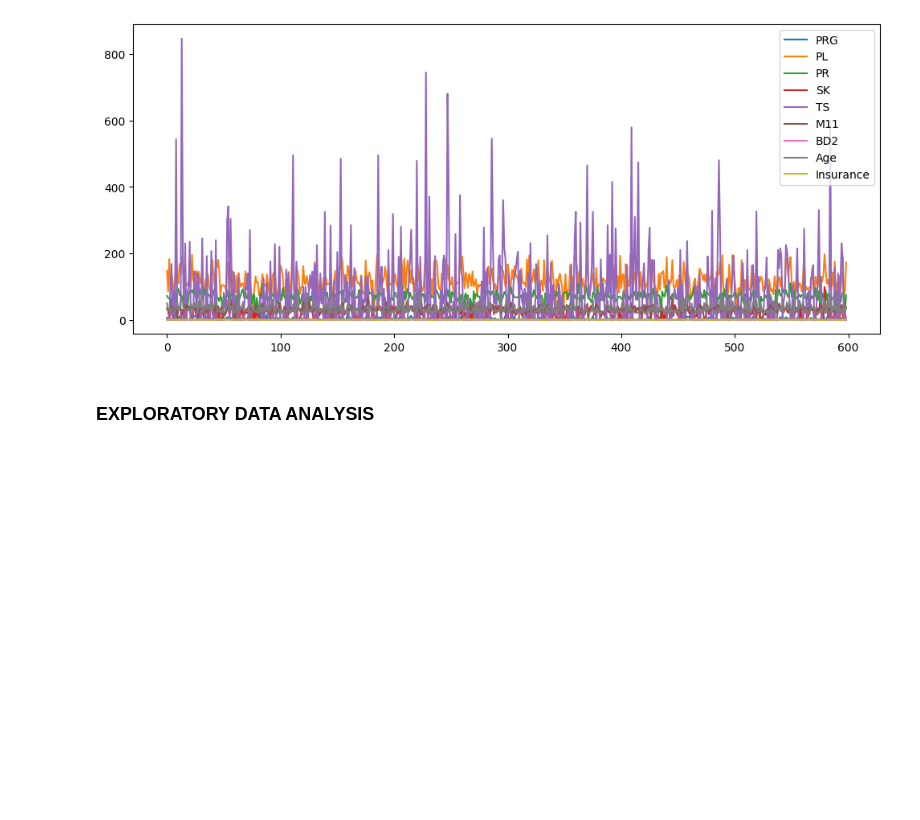
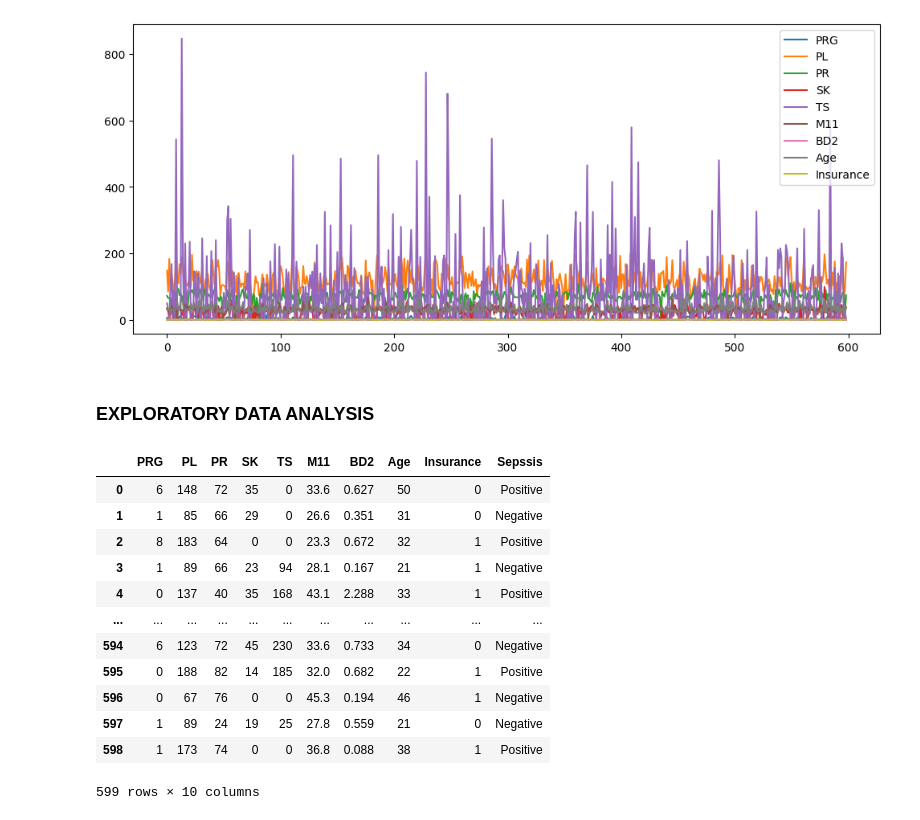
Before and after one commit to kwabenaboateng/LP-6, a Jupyter notebook: LP6 - PERSONAL.ipynb, the cells around one changed output. Cells and saved outputs as stored; diff of their text form; code cells hidden in the pictures; blank space fills up the shorter version.

```diff
--- a/LP6 - PERSONAL.ipynb
+++ b/LP6 - PERSONAL.ipynb
@@ -100,3 +132,21 @@ PF_Train_copy = PF_Train.copy
+# %%
+#Display the data set after deleting the unnecessary columns of the dataset.
+
+PF_Train
+# %% [output]
+|  | PRG | PL | PR | SK | TS | M11 | BD2 | Age | Insurance | Sepssis |
+| 0 | 6 | 148 | 72 | 35 | 0 | 33.6 | 0.627 | 50 | 0 | Positive |
+| 1 | 1 | 85 | 66 | 29 | 0 | 26.6 | 0.351 | 31 | 0 | Negative |
+| 2 | 8 | 183 | 64 | 0 | 0 | 23.3 | 0.672 | 32 | 1 | Positive |
+| 3 | 1 | 89 | 66 | 23 | 94 | 28.1 | 0.167 | 21 | 1 | Negative |
+| 4 | 0 | 137 | 40 | 35 | 168 | 43.1 | 2.288 | 33 | 1 | Positive |
+| ... | ... | ... | ... | ... | ... | ... | ... | ... | ... | ... |
+| 594 | 6 | 123 | 72 | 45 | 230 | 33.6 | 0.733 | 34 | 0 | Negative |
+| 595 | 0 | 188 | 82 | 14 | 185 | 32.0 | 0.682 | 22 | 1 | Positive |
+| 596 | 0 | 67 | 76 | 0 | 0 | 45.3 | 0.194 | 46 | 1 | Negative |
+| 597 | 1 | 89 | 24 | 19 | 25 | 27.8 | 0.559 | 21 | 0 | Negative |
+| 598 | 1 | 173 | 74 | 0 | 0 | 36.8 | 0.088 | 38 | 1 | Positive |
+599 rows × 10 columns
 # %%
 #Convert the Sepssis column from a categorical data to a numeric data.
 
```
Also changed, not shown: parts of 14 cells of this notebook.
